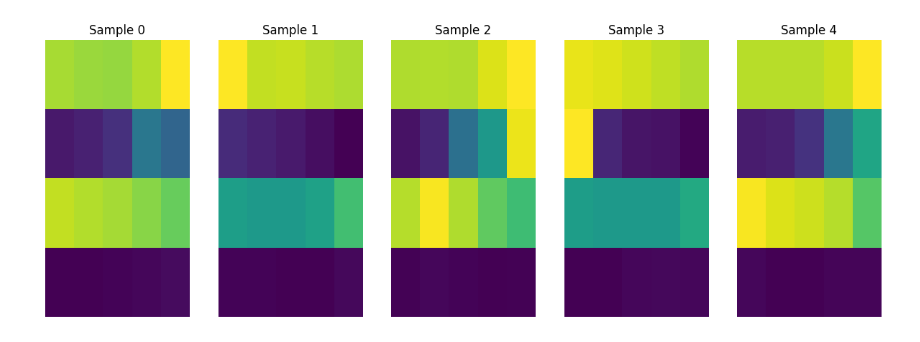
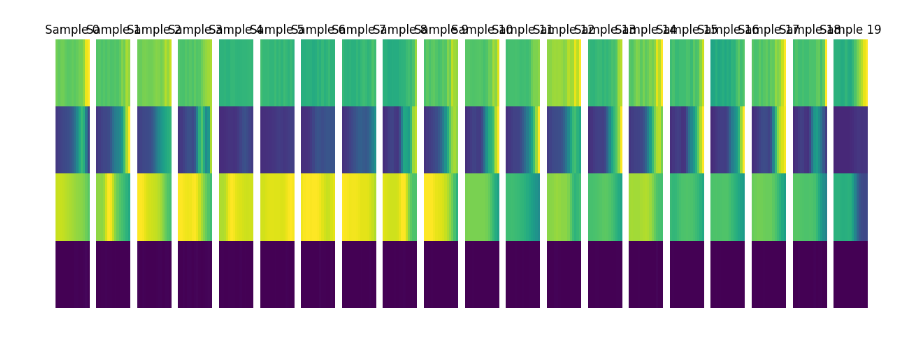
Before and after one commit to nguyenddat/Cluster_multidimension_data, a Jupyter notebook: clustering.ipynb, the cells around one changed output. Cells and saved outputs as stored; diff of their text form; code cells hidden in the pictures.

```diff
--- a/clustering.ipynb
+++ b/clustering.ipynb
@@ -174,5 +90,5 @@ time_df.head(10)
 # %%
-preprocessed_df = {
+final_df = {
     "date": [],
     "time": [],
     "data": []
@@ -188,11 +104,11 @@ for index, row in time_df.iterrows():
         data = torch.from_numpy(data)
         data = torch.squeeze(data)
 
-    preprocessed_df["date"].append(row["date"])
-    preprocessed_df["time"].append(row["time"])
-    preprocessed_df["data"].append(data)
+    final_df["date"].append(row["date"])
+    final_df["time"].append(row["time"])
+    final_df["data"].append(data)
 # %%
-preprocessed_df = pd.DataFrame(preprocessed_df)
-preprocessed_df.head(5)
+final_df = pd.DataFrame(final_df)
+final_df.head(5)
 # %% [output]
 |  | date | time | data |
@@ -215,7 +135,7 @@ torch.Size([4, 5])
 # %%
-preprocessed_df = preprocessed_df.drop(
-    index=preprocessed_df[
-        preprocessed_df["data"].apply(lambda x: x.shape != torch.Size([4, 5]))
+preprocessed_df = final_df.drop(
+    index=final_df[
+        final_df["data"].apply(lambda x: x.shape != torch.Size([4, 15]))
     ].index
 ).reset_index(drop=True)
 
@@ -243,16 +163,16 @@ torch.Size([876, 4, 5])
 # %%
-num_samples = 5  # Số lượng ma trận muốn hiển thị
+num_samples = 20  # Số lượng ma trận muốn hiển thị
 fig, axes = plt.subplots(1, num_samples, figsize=(15, 5))
 
 for i in range(num_samples):
     ax = axes[i]
     ax.imshow(data[i], cmap='viridis', aspect='auto')
     ax.set_title(f"Sample {i}")
     ax.axis("off")
 
 plt.show()
 # %% [output]
-[figure, old version]
+[figure, new version]
 # %%
 import plotly.graph_objects as go
 import numpy as np
```
Also changed, not shown: parts of 21 cells of this notebook, 2 other files.
